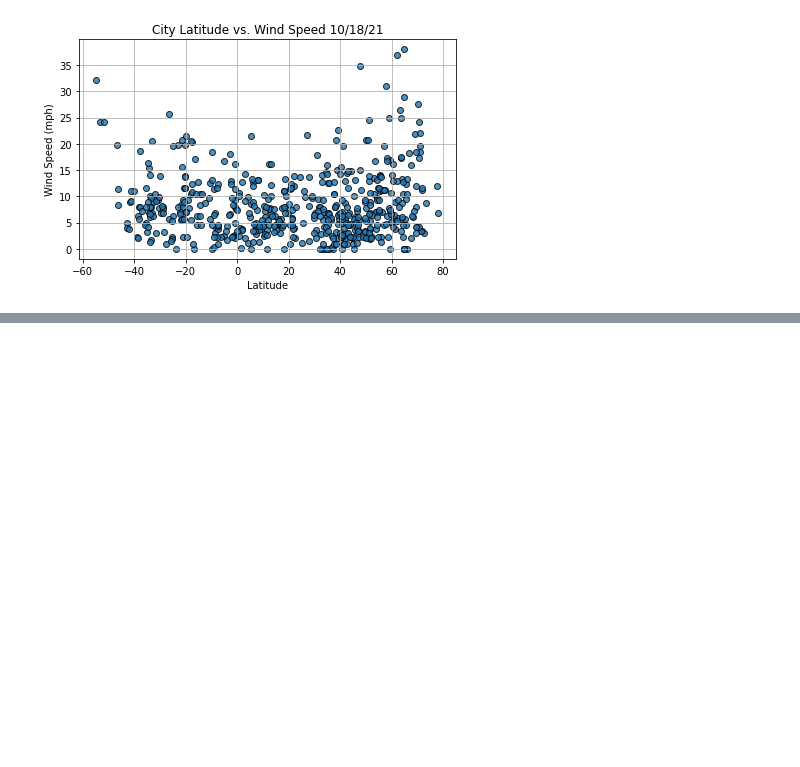
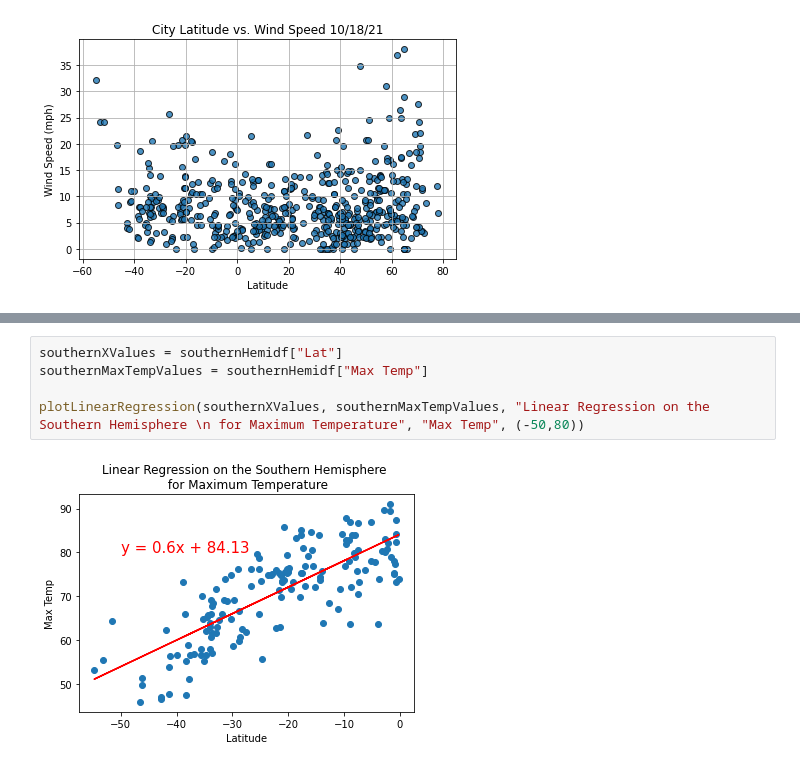
Before and after one commit to babsonr1/World_Weather_Analysis, a Jupyter notebook: WeatherPy.ipynb, the cells around one changed output, grey strips where cells are left out. Drawn from its saved outputs; the diff is of its cells as text; blank space fills up the shorter version.

```diff
--- a/WeatherPy.ipynb
+++ b/WeatherPy.ipynb
@@ -186,0 +214,7 @@ plt.show()
+# %%
+southernXValues = southernHemidf["Lat"]
+southernMaxTempValues = southernHemidf["Max Temp"]
+
+plotLinearRegression(southernXValues, southernMaxTempValues, "Linear Regression on the Southern Hemisphere \n for Maximum Temperature", "Max Temp", (-50,80))
+# %% [output]
+[figure, added]
```
Also changed, not shown: parts of 10 cells of this notebook.
